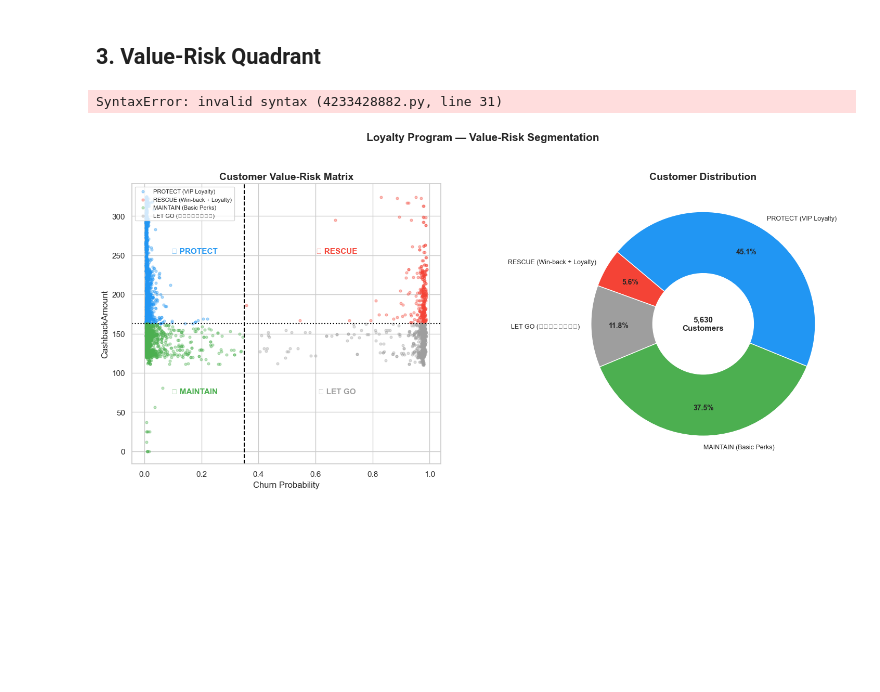
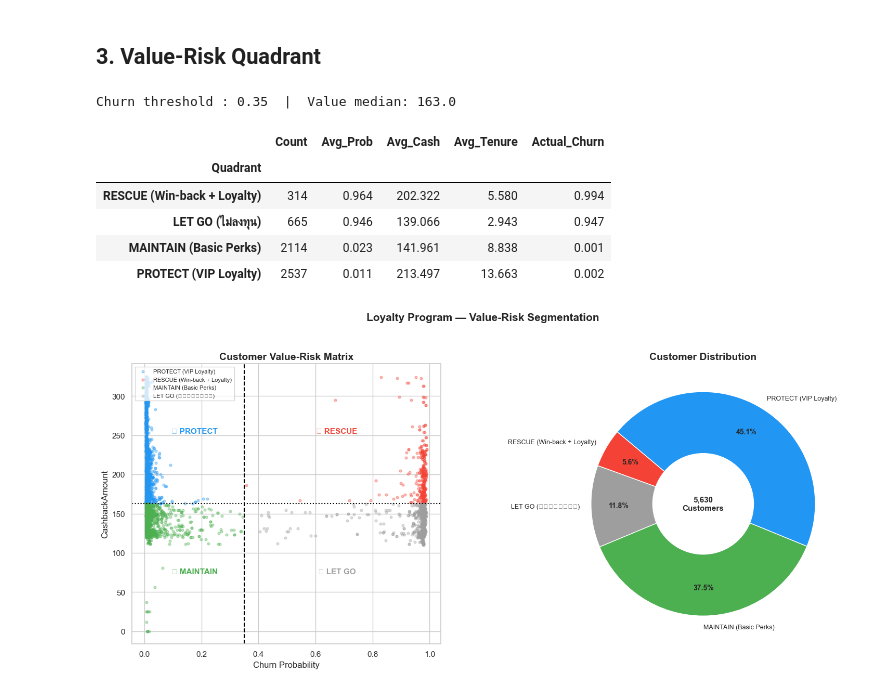
Before and after one commit to sairung77/ML-Assignment, a Jupyter notebook: 3_prediction_loyalty.ipynb, the cells around one changed output. Cells and saved outputs as stored; diff of their text form; code cells hidden in the pictures; blank space fills up the shorter version.

```diff
--- a/3_prediction_loyalty.ipynb
+++ b/3_prediction_loyalty.ipynb
@@ -149,35 +151,42 @@ CHURN_THRESHOLD = 0.35
 
 # ใช้ label ที่ไม่มี \n เพื่อให้ CSV export ถูกต้อง
 quad_labels = {
     'PROTECT (VIP Loyalty)'       : '#2196F3',
     'RESCUE (Win-back + Loyalty)' : '#F44336',
     'MAINTAIN (Basic Perks)'      : '#4CAF50',
     'LET GO (ไม่ลงทุน)'           : '#9E9E9E',
 }
 quad_colors = quad_labels  # alias for plotting
 
 def assign_quadrant(row):
     high_risk  = row['Churn_Prob']     >= CHURN_THRESHOLD
     high_value = row['CashbackAmount'] >= VALUE_MEDIAN
     if     high_value and not high_risk: return 'PROTECT (VIP Loyalty)'
     elif   high_value and     high_risk: return 'RESCUE (Win-back + Loyalty)'
     elif not high_value and not high_risk: return 'MAINTAIN (Basic Perks)'
     else:                                  return 'LET GO (ไม่ลงทุน)'
 
 df['Quadrant'] = df.apply(assign_quadrant, axis=1)
 
 quad_summary = df.groupby('Quadrant').agg(
     Count       =('CustomerID',    'count'),
     Avg_Prob    =('Churn_Prob',    'mean'),
     Avg_Cash    =('CashbackAmount','mean'),
     Avg_Tenure  =('Tenure',        'mean'),
     Actual_Churn=('Churn',         'mean'),
 ).round(3).sort_values('Avg_Prob', ascending=False)
 
 
-print(f'Churn threshold : {CHURN_THRESHOLD}  |  Value median: {VALUE_MEDIAN:.1f}\n')display(quad_summary)
+print(f'Churn threshold : {CHURN_THRESHOLD}  |  Value median: {VALUE_MEDIAN:.1f}\n')
+display(quad_summary)
 # %% [output]
-SyntaxError: invalid syntax (4233428882.py, line 31)
+Churn threshold : 0.35  |  Value median: 163.0
+|  | Count | Avg_Prob | Avg_Cash | Avg_Tenure | Actual_Churn |
+| Quadrant |  |  |  |  |  |
+| RESCUE (Win-back + Loyalty) | 314 | 0.964 | 202.322 | 5.580 | 0.994 |
+| LET GO (ไม่ลงทุน) | 665 | 0.946 | 139.066 | 2.943 | 0.947 |
+| MAINTAIN (Basic Perks) | 2114 | 0.023 | 141.961 | 8.838 | 0.001 |
+| PROTECT (VIP Loyalty) | 2537 | 0.011 | 213.497 | 13.663 | 0.002 |
 # %%
 fig = plt.figure(figsize=(18, 7))
 gs  = gridspec.GridSpec(1, 2, figure=fig, wspace=0.35)
```
Also changed, not shown: parts of 2 cells of this notebook, 15 other files.
